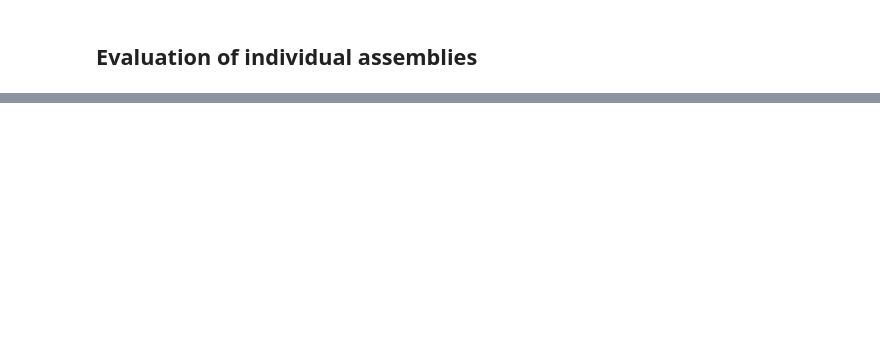
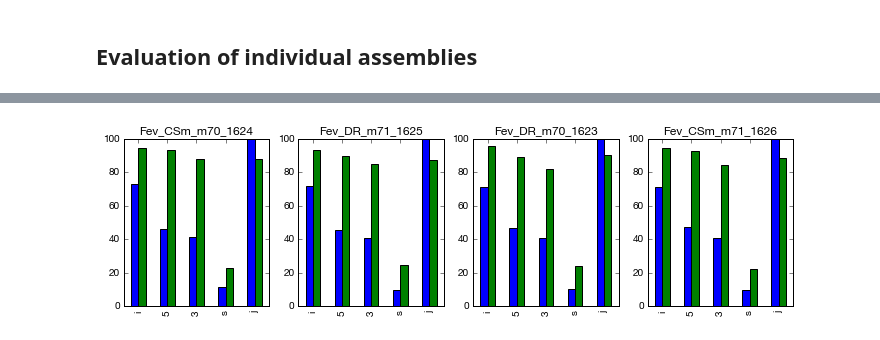
Before and after one commit to kensugino/jGEM, a Jupyter notebook: doc/quickstart.ipynb, the cells around one changed output, grey strips where cells are left out. Saved outputs shown, nothing was run; the diff lists cells and outputs as text; code cells hidden in the pictures; blank space fills up the shorter version.

```diff
--- a/doc/quickstart.ipynb
+++ b/doc/quickstart.ipynb
@@ -180,0 +191,18 @@ Main outputs are .ex.txt.gz, .sj.txt.gz, each containing exons and junctions. BE
+# %%
+%%time
+from jgem import evaluate as EV
+
+ens = {} # keep EvalNames objects
+ems = {} # keep EvalMatch object
+
+# Gencode.VM4
+en_gen4 = EV.EvalNames('../tests/data/assemblies/gencode.vM4.chr1', code='gen4', outdir='../out/')
+
+# For each sample
+for sid, name, bwfile, sjfile in si[['sample_id', 'name','bwfile','sjfile']].values:
+    print('process {0}...'.format(name))
+    ens[name] = EV.EvalNames('../out/'+name,  code='a'+str(sid), outdir='../out/')
+    # code indicates assembly
+    ems[name] = EV.EvalMatch(en_gen4, ens[name], bwfile, sjfile, datacode='d'+str(sid), binsize=100)
+    # datacode indicate data (bwfile,sjfile)
+    ems[name].calculate()
@@ -180,0 +258,5 @@ Main outputs are .ex.txt.gz, .sj.txt.gz, each containing exons and junctions. BE
+# %%
+# get dataframe containing detection percentages
+df = ems[name].get_detection_percentages()
+#print(df)
+df
@@ -180,0 +273,11 @@ Main outputs are .ex.txt.gz, .sj.txt.gz, each containing exons and junctions. BE
+# %%
+# plot all
+import matplotlib.pylab as P
+fig, axr = P.subplots(1,len(ems),figsize=(3*len(ems),3))
+for i, name in enumerate(ems):
+    em = ems[name]
+    df = em.get_detection_percentages()
+    df.ix[['i','5','3','s','j']].plot(kind='bar', ax=axr[i], legend=False)
+    axr[i].set_title(name)
+# %% [output]
+[figure, added]
```
Also changed, not shown: parts of 34 cells of this notebook, 12 other files.
